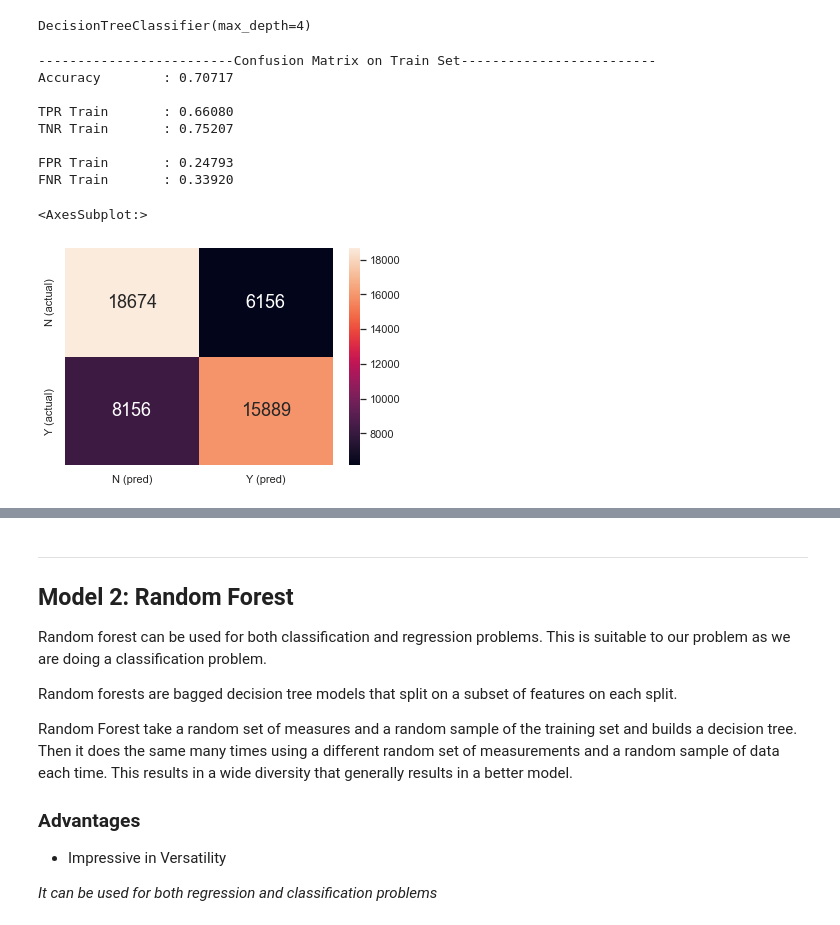
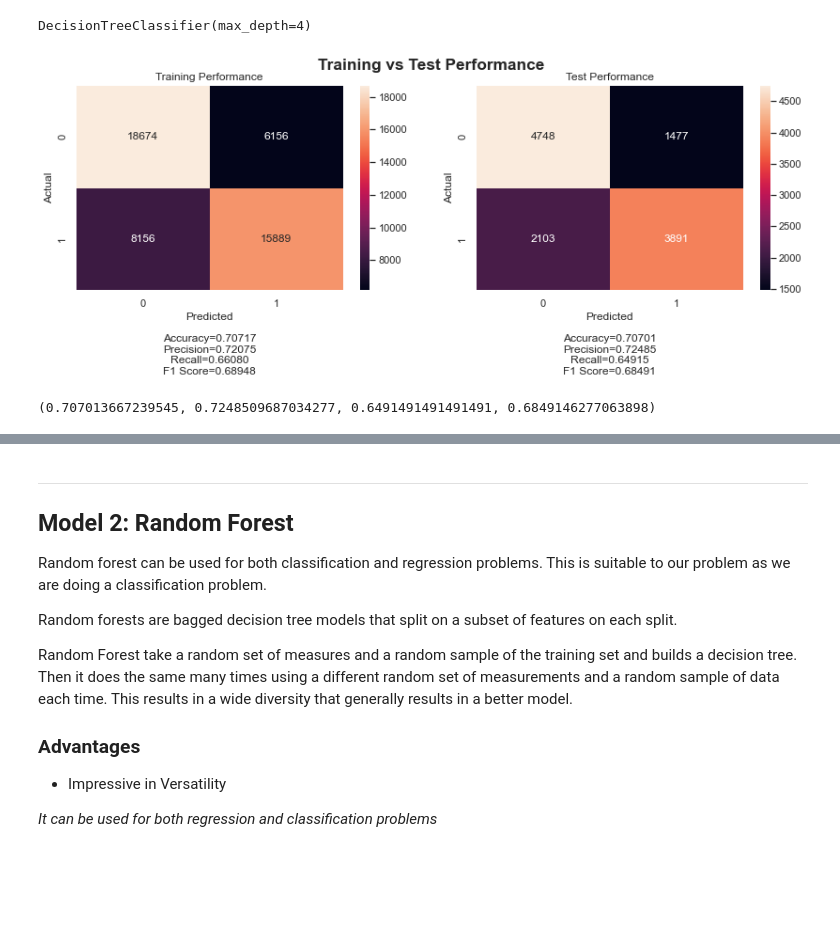
Before and after one commit to lldzlldz/Data-science-project, a Jupyter notebook: Initial_EDA.ipynb, the cells around one changed output, grey strips where cells are left out. Drawn from its saved outputs; the diff is of its cells as text; code cells hidden in the pictures; blank space fills up the shorter version.

Commit message:
Updated visuallise_performace

```diff
--- a/Initial_EDA.ipynb
+++ b/Initial_EDA.ipynb
@@ -412,45 +463,8 @@ DecisionTreeClassifier(max_depth=4)
 # %%
 y_train_pred = tree.predict(X_train)
+y_test_pred = tree.predict(X_test)
 
-xlabels = ["N (pred)","Y (pred)"]
-ylabels = ["N (actual)","Y (actual)"]
-
-print('-'*25 + "Confusion Matrix on Train Set" + '-'*25)
-print(f"Accuracy\t: {tree.score(X_train, y_train):.5f}")
-print()
-
-accuracy, precision, recall, f1_score = test_performance(y_train, y_train_pred)
-cmTrain = confusion_matrix(y_train, y_train_pred)
-
-print(f"accuracy\t: {accuracy:.5f}")
-print(f"precision\t: {precision:.5f}")
-print(f"recall   \t: {recall:.5f}")
-print(f"f1_score\t: {f1_score:.5f}")
-print()
-
-tpTrain = cmTrain[1][1]
-fpTrain = cmTrain[0][1]
-tnTrain = cmTrain[0][0]
-fnTrain = cmTrain[1][0]
-
-print(f"TPR Train\t: {tpTrain/(tpTrain + fnTrain):.5f}")
-print(f"TNR Train\t: {tnTrain/(tnTrain + fpTrain):.5f}")
-print()
-
-print(f"FPR Train\t: {fpTrain/(tnTrain + fpTrain):.5f}")
-print(f"FNR Train\t: {fnTrain/(tpTrain + fnTrain):.5f}")
-
-sb.heatmap(confusion_matrix(y_train, y_train_pred),
-           annot = True, fmt=".0f", annot_kws={"size": 18},
-           xticklabels=xlabels, yticklabels=ylabels)
+visualize_performance(y_train, y_train_pred, y_test, y_test_pred)
 # %% [output]
+[figure, new version]
--------------------------Confusion Matrix on Train Set-------------------------
-Accuracy        : 0.70717
-
-TPR Train       : 0.66080
-TNR Train       : 0.75207
-
-FPR Train       : 0.24793
-FNR Train       : 0.33920
+(0.707013667239545, 0.7248509687034277, 0.6491491491491491, 0.6849146277063898)
-<AxesSubplot:>
-[figure, old version]
```
Also changed, not shown: parts of 16 cells of this notebook.
